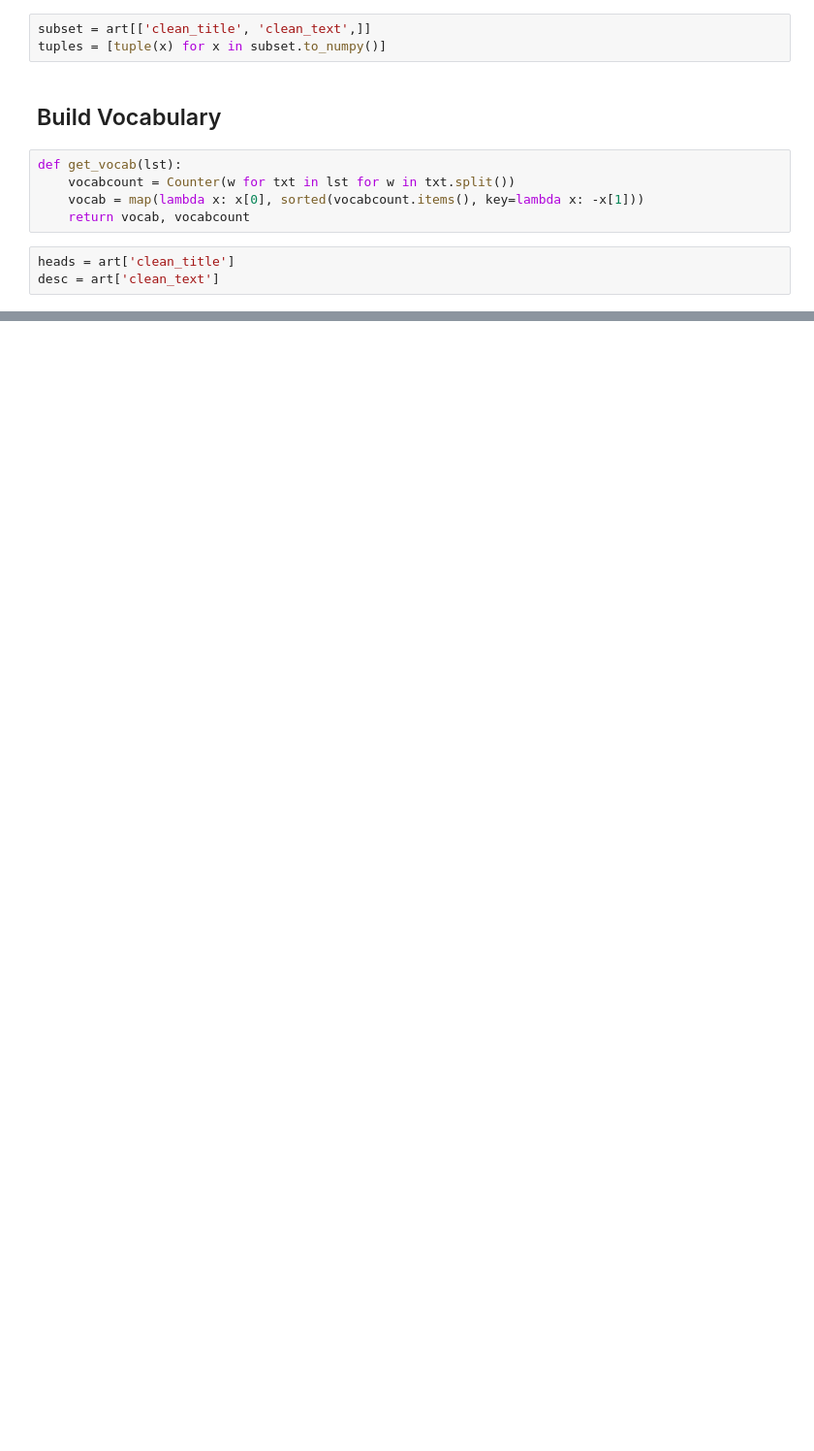
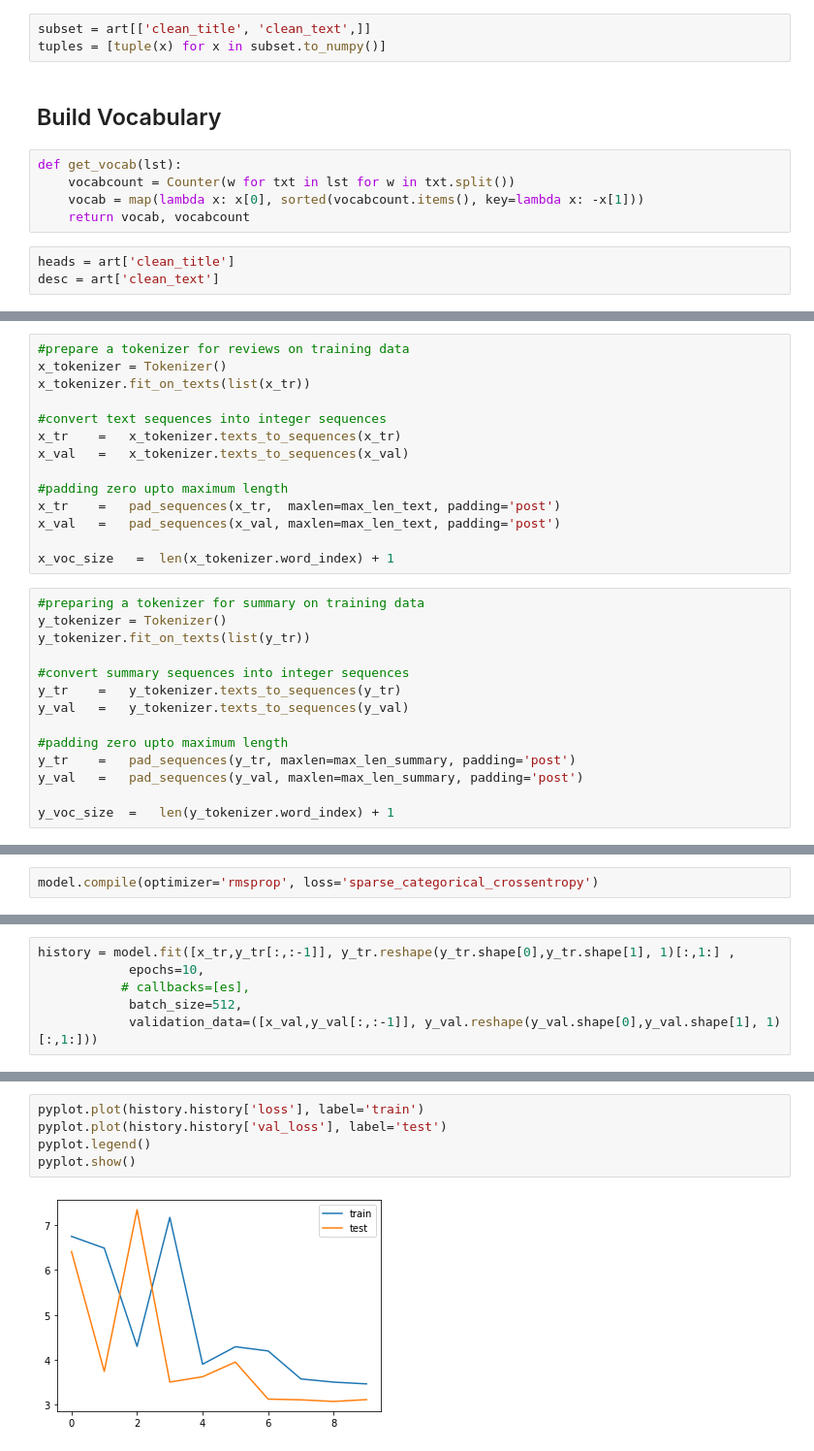
Before and after one commit to smidtfab/summarizer, a Jupyter notebook: summarizer.ipynb, the cells around one changed output, grey strips where cells are left out. Shown: that part at 97% size. Drawn from its saved outputs; the diff is of its cells as text; blank space fills up the shorter version.

```diff
--- a/summarizer.ipynb
+++ b/summarizer.ipynb
@@ -137,0 +233,28 @@ plt.ylabel('total appearances');
+# %%
+#prepare a tokenizer for reviews on training data
+x_tokenizer = Tokenizer()
+x_tokenizer.fit_on_texts(list(x_tr))
+
+#convert text sequences into integer sequences
+x_tr    =   x_tokenizer.texts_to_sequences(x_tr)
+x_val   =   x_tokenizer.texts_to_sequences(x_val)
+
+#padding zero upto maximum length
+x_tr    =   pad_sequences(x_tr,  maxlen=max_len_text, padding='post')
+x_val   =   pad_sequences(x_val, maxlen=max_len_text, padding='post')
+
+x_voc_size   =  len(x_tokenizer.word_index) + 1
+# %%
+#preparing a tokenizer for summary on training data
+y_tokenizer = Tokenizer()
+y_tokenizer.fit_on_texts(list(y_tr))
+
+#convert summary sequences into integer sequences
+y_tr    =   y_tokenizer.texts_to_sequences(y_tr)
+y_val   =   y_tokenizer.texts_to_sequences(y_val)
+
+#padding zero upto maximum length
+y_tr    =   pad_sequences(y_tr, maxlen=max_len_summary, padding='post')
+y_val   =   pad_sequences(y_val, maxlen=max_len_summary, padding='post')
+
+y_voc_size  =   len(y_tokenizer.word_index) + 1
@@ -137,0 +325,2 @@ plt.ylabel('total appearances');
+# %%
+model.compile(optimizer='rmsprop', loss='sparse_categorical_crossentropy')
@@ -137,0 +329,6 @@ plt.ylabel('total appearances');
+# %%
+history = model.fit([x_tr,y_tr[:,:-1]], y_tr.reshape(y_tr.shape[0],y_tr.shape[1], 1)[:,1:] ,
+            epochs=10,
+           # callbacks=[es],
+            batch_size=512,
+            validation_data=([x_val,y_val[:,:-1]], y_val.reshape(y_val.shape[0],y_val.shape[1], 1)[:,1:]))
@@ -137,0 +356,7 @@ plt.ylabel('total appearances');
+# %%
+pyplot.plot(history.history['loss'], label='train')
+pyplot.plot(history.history['val_loss'], label='test')
+pyplot.legend()
+pyplot.show()
+# %% [output]
+[figure, added]
```
Also changed, not shown: parts of 22 cells of this notebook.
